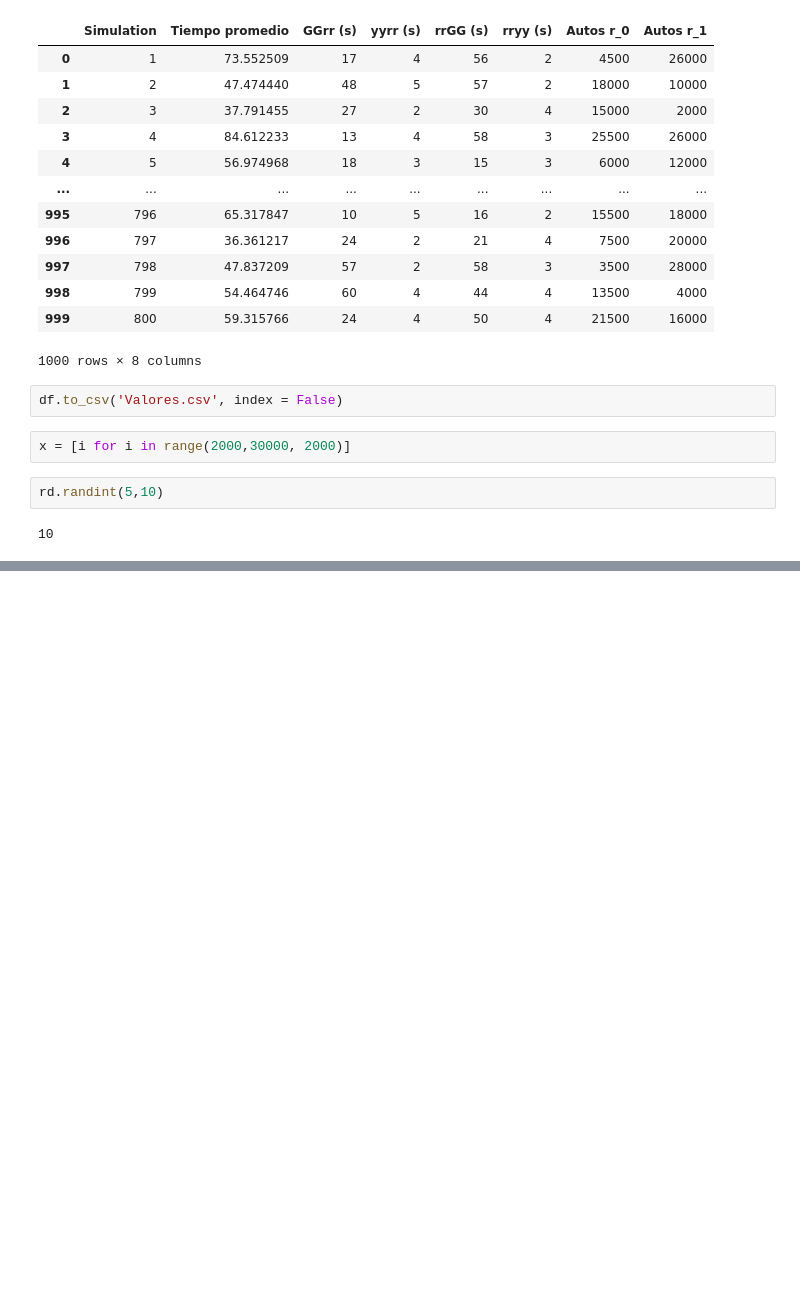
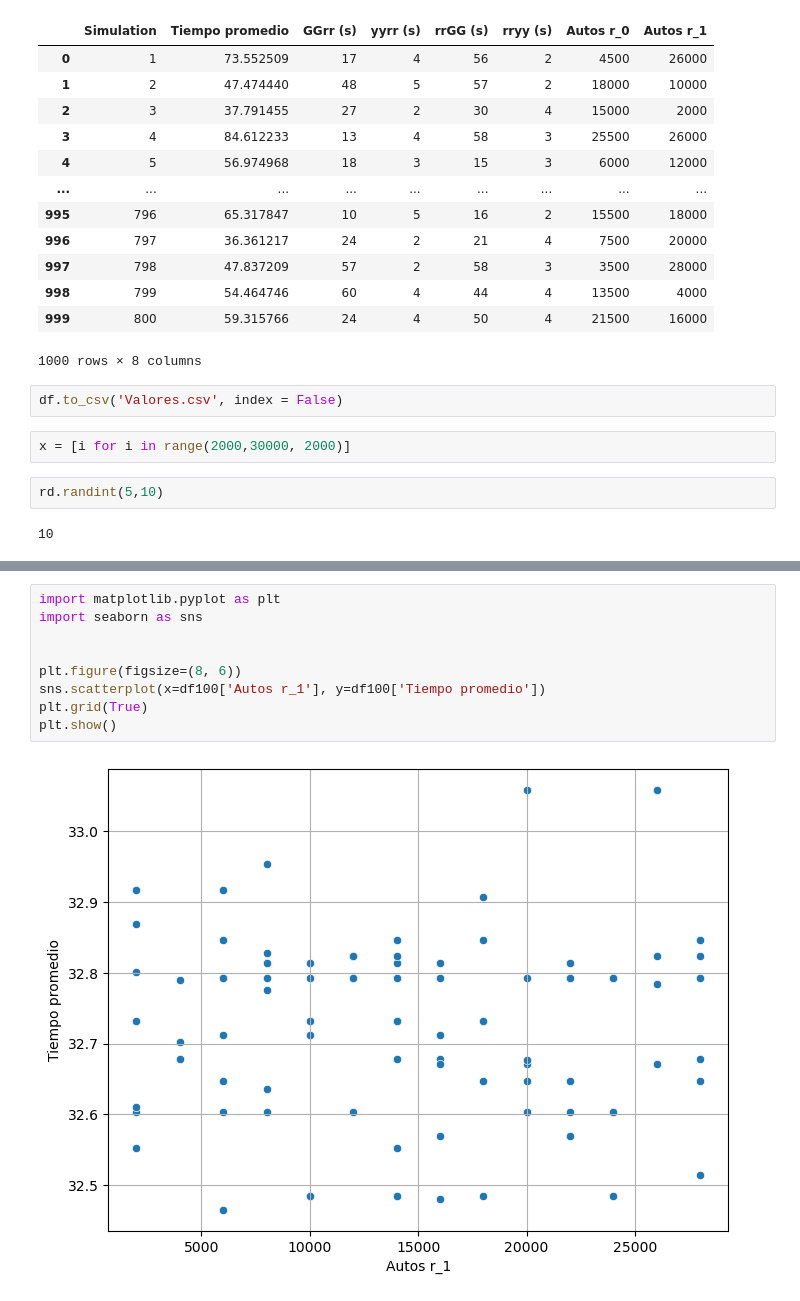
Before and after one commit to Emmatap31/Sumo_EjeCentral, a Jupyter notebook: Simulaciones.ipynb, the cells around one changed output, grey strips where cells are left out. Drawn from its saved outputs; the diff is of its cells as text; blank space fills up the shorter version.

Commit message:
checar autos

```diff
--- a/Simulaciones.ipynb
+++ b/Simulaciones.ipynb
@@ -298,0 +391,11 @@ rd.randint(5,10)
+# %%
+import matplotlib.pyplot as plt
+import seaborn as sns
+
+
+plt.figure(figsize=(8, 6))
+sns.scatterplot(x=df100['Autos r_1'], y=df100['Tiempo promedio'])
+plt.grid(True)
+plt.show()
+# %% [output]
+[figure, added]
```
Also changed, not shown: parts of 3 cells of this notebook, 2 other files.
